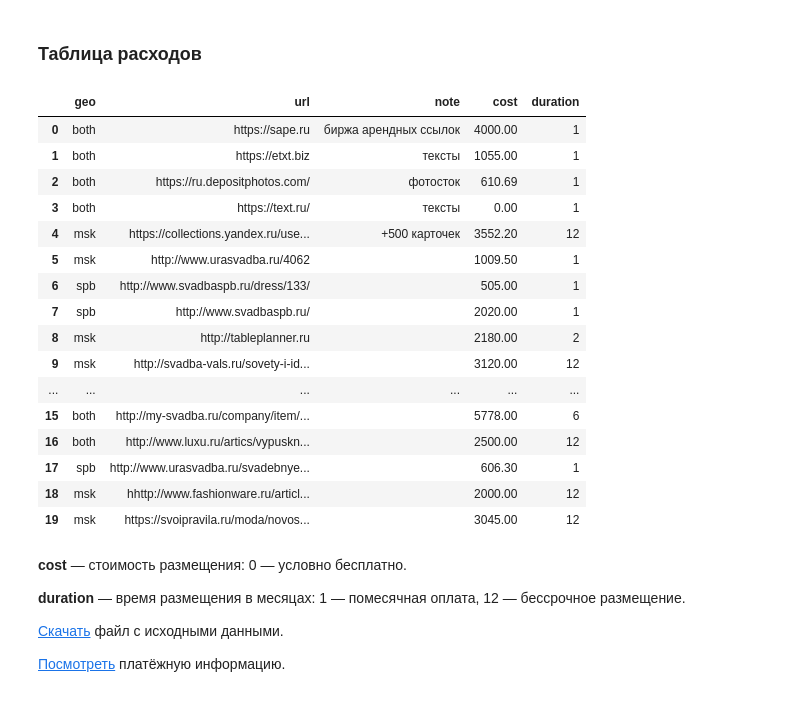
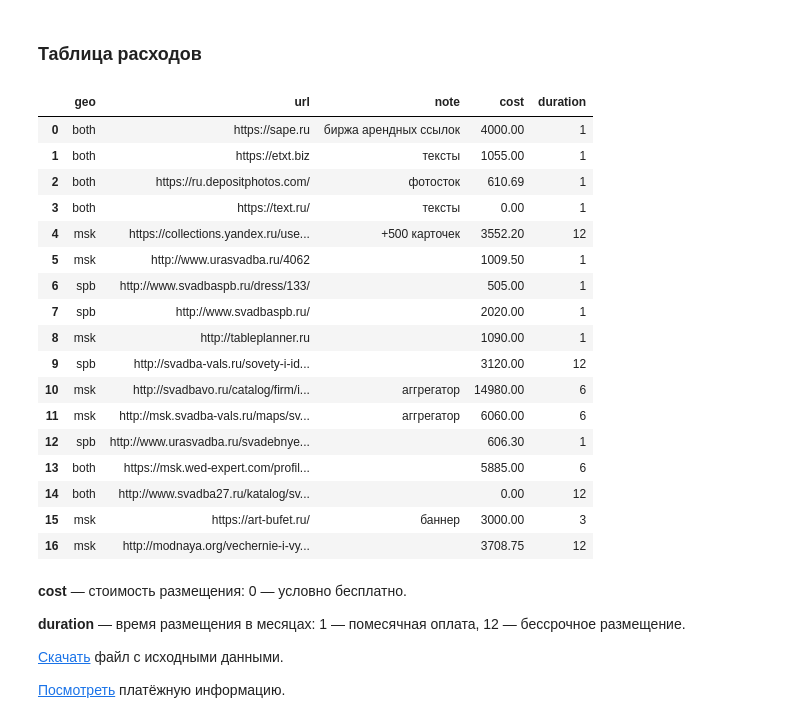
Before and after one commit to salon-love-forever/reports, a Jupyter notebook: salon-love-forever.ru.ipynb, the cells around one changed output. Saved outputs shown, nothing was run; the diff lists cells and outputs as text; code cells hidden in the pictures.

```diff
--- a/salon-love-forever.ru.ipynb
+++ b/salon-love-forever.ru.ipynb
@@ -30,25 +30,26 @@ data = pd.read_csv('../raw_data.csv', names=names, index_col=[0,1]).fillna('')
 ### Таблица расходов
 # %%
 curr_month = data.index[-1][0]
-data.ix[curr_month]
+data.loc[curr_month]
 # %% [output]
 |  | geo | url | note | cost | duration |
 | 0 | both | https://sape.ru | биржа арендных ссылок | 4000.00 | 1 |
 | 1 | both | https://etxt.biz | тексты | 1055.00 | 1 |
 | 2 | both | https://ru.depositphotos.com/ | фотосток | 610.69 | 1 |
 | 3 | both | https://text.ru/ | тексты | 0.00 | 1 |
 | 4 | msk | https://collections.yandex.ru/use... | +500 карточек | 3552.20 | 12 |
 | 5 | msk | http://www.urasvadba.ru/4062 |  | 1009.50 | 1 |
 | 6 | spb | http://www.svadbaspb.ru/dress/133/ |  | 505.00 | 1 |
 | 7 | spb | http://www.svadbaspb.ru/ |  | 2020.00 | 1 |
-| 8 | msk | http://tableplanner.ru |  | 2180.00 | 2 |
-| 9 | msk | http://svadba-vals.ru/sovety-i-id... |  | 3120.00 | 12 |
-| ... | ... | ... | ... | ... | ... |
-| 15 | both | http://my-svadba.ru/company/item/... |  | 5778.00 | 6 |
-| 16 | both | http://www.luxu.ru/artics/vypuskn... |  | 2500.00 | 12 |
-| 17 | spb | http://www.urasvadba.ru/svadebnye... |  | 606.30 | 1 |
-| 18 | msk | hhttp://www.fashionware.ru/articl... |  | 2000.00 | 12 |
-| 19 | msk | https://svoipravila.ru/moda/novos... |  | 3045.00 | 12 |
+| 8 | msk | http://tableplanner.ru |  | 1090.00 | 1 |
+| 9 | spb | http://svadba-vals.ru/sovety-i-id... |  | 3120.00 | 12 |
+| 10 | msk | http://svadbavo.ru/catalog/firm/i... | аггрегатор | 14980.00 | 6 |
+| 11 | msk | http://msk.svadba-vals.ru/maps/sv... | аггрегатор | 6060.00 | 6 |
+| 12 | spb | http://www.urasvadba.ru/svadebnye... |  | 606.30 | 1 |
+| 13 | both | https://msk.wed-expert.com/profil... |  | 5885.00 | 6 |
+| 14 | both | http://www.svadba27.ru/katalog/sv... |  | 0.00 | 12 |
+| 15 | msk | https://art-bufet.ru/ | баннер | 3000.00 | 3 |
+| 16 | msk | http://modnaya.org/vechernie-i-vy... |  | 3708.75 | 12 |
 # %% [markdown]
 **cost** — стоимость размещения: 0 — условно бесплатно.
 
```
Also changed, not shown: parts of 15 cells of this notebook.
